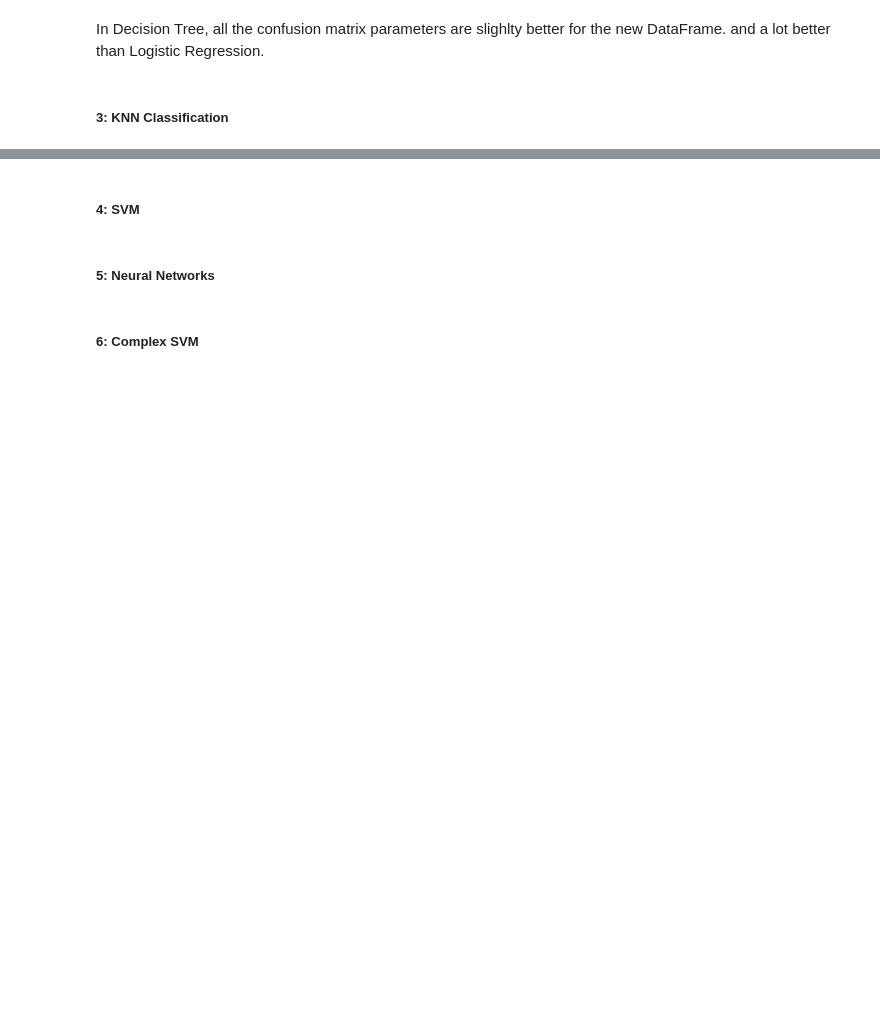
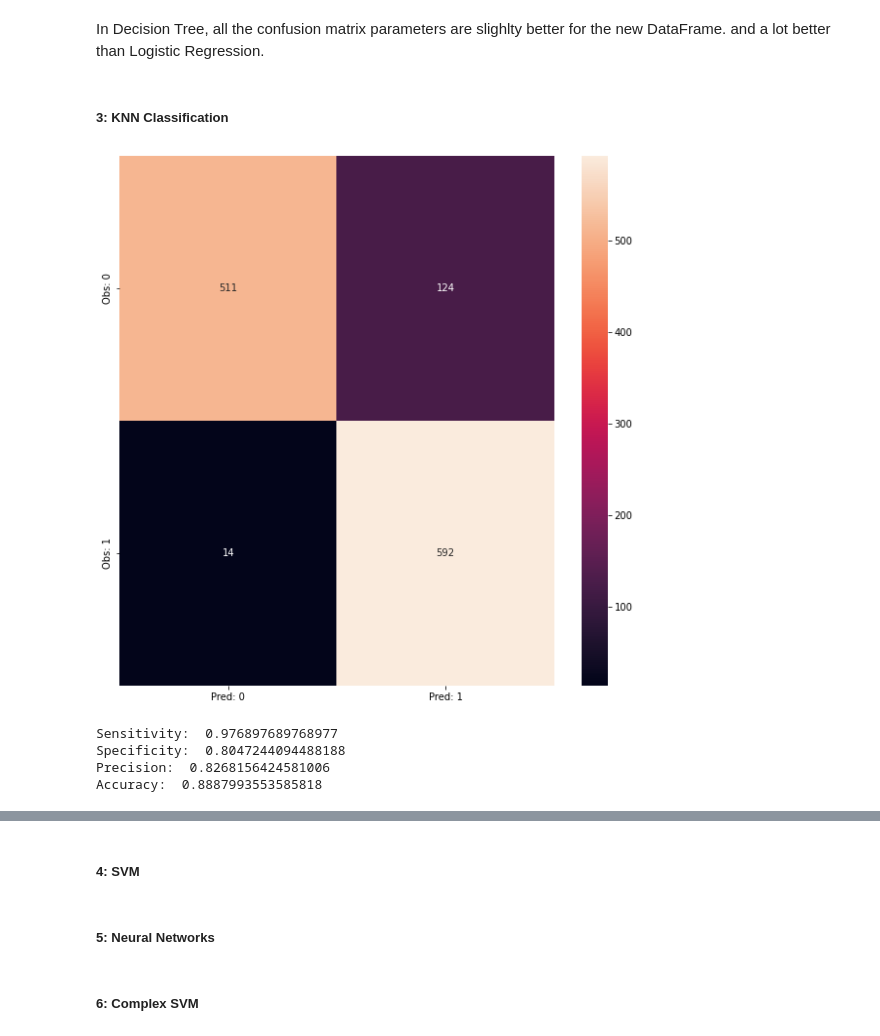
Before and after one commit to Dhruv-Chandra/Heart-Patients, a Jupyter notebook: Heart Patients.ipynb, the cells around one changed output, grey strips where cells are left out. Cells and saved outputs as stored; diff of their text form; code cells hidden in the pictures; blank space fills up the shorter version.

```diff
--- a/Heart Patients.ipynb
+++ b/Heart Patients.ipynb
@@ -529,0 +540,15 @@ and a lot better than Logistic Regression.
+# %%
+params_knn = {
+    'n_neighbors': [1, 3, 5, 7, 9, 11],
+    'weights': ['uniform', 'distance'],
+    'n_jobs': [-1],
+    'p':[0,1,2,i]
+}
+# %%
+grid_search(KNeighborsClassifier(), params=params_knn, df=dfp)
+# %% [output]
+[figure, added]
+Sensitivity:  0.976897689768977
+Specificity:  0.8047244094488188
+Precision:  0.8268156424581006
+Accuracy:  0.8887993553585818
```
Also changed, not shown: parts of 18 cells of this notebook.
